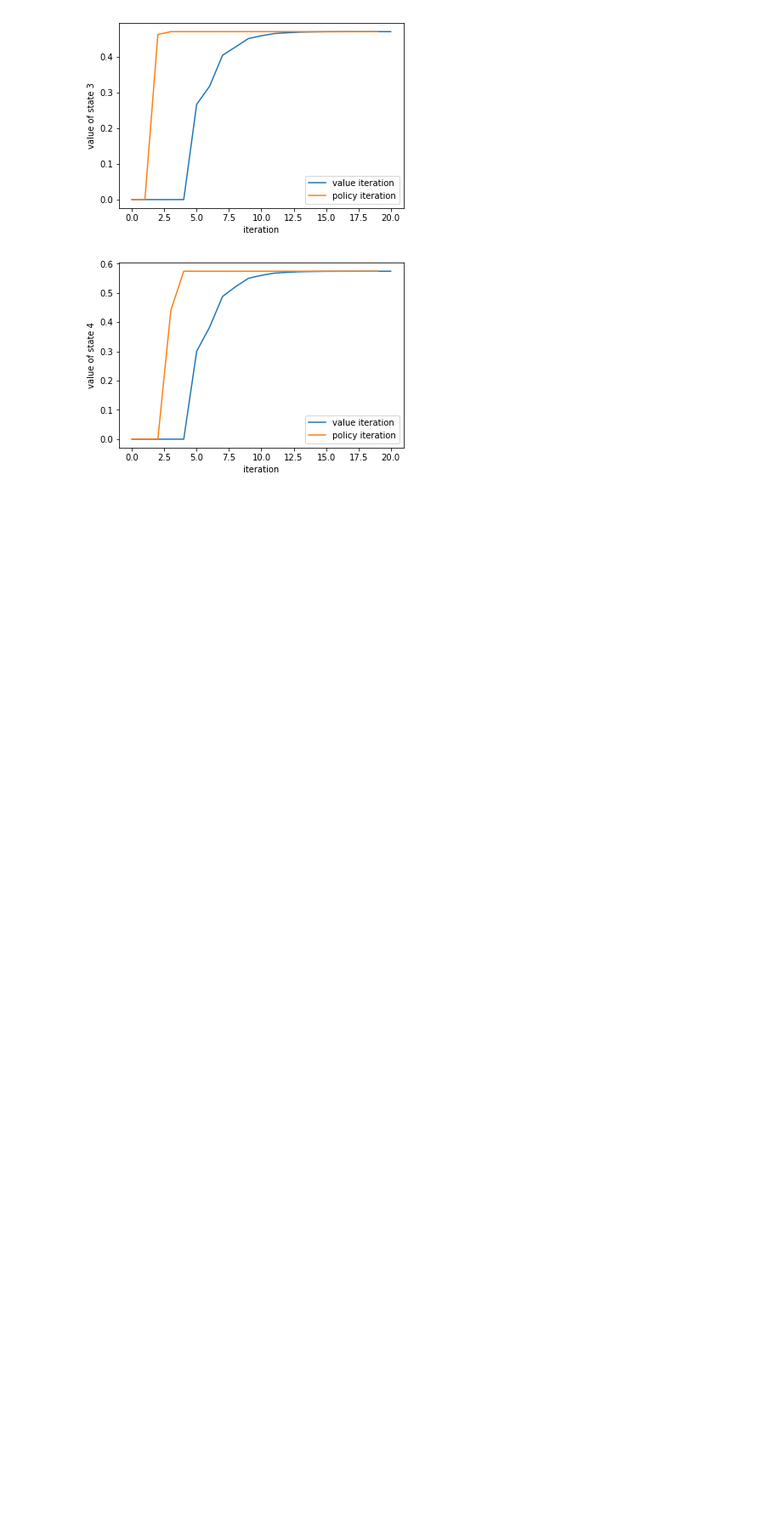
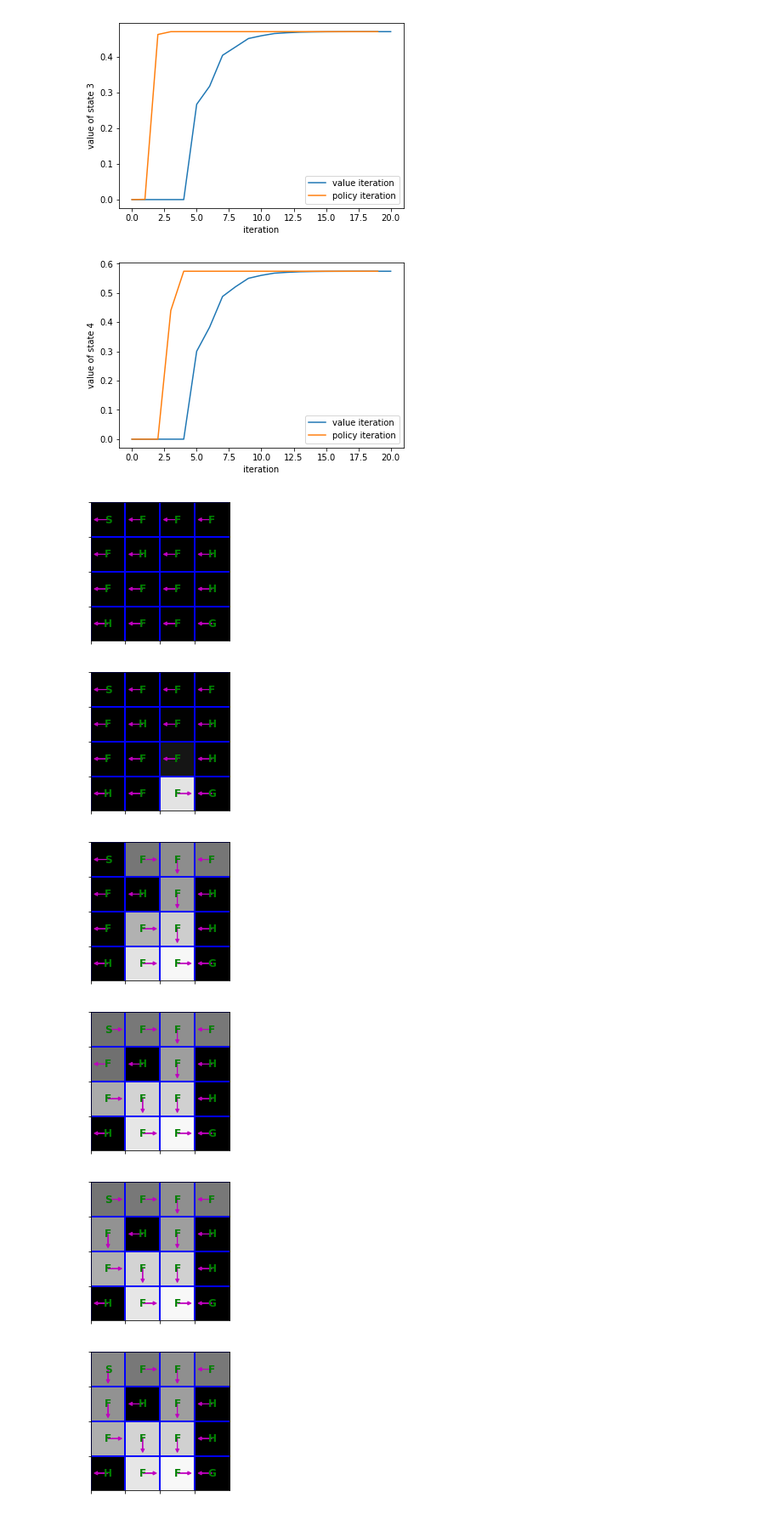
Before and after one commit to ChiuYeeLau/homework, a Jupyter notebook: hw2/HW2.ipynb, the cells around one changed output. Shown at 85% size. Cells and saved outputs as stored; diff of their text form; code cells hidden in the pictures; blank space fills up the shorter version.

```diff
--- a/hw2/HW2.ipynb
+++ b/hw2/HW2.ipynb
@@ -441,3 +441,31 @@ for s in range(5):
 [figure]
 [figure]
 [figure]
+# %%
+for (V, pi) in zip(Vs_PI[:10], pis_PI[:10]):
+    plt.figure(figsize=(3,3))
+    plt.imshow(V.reshape(4,4), cmap='gray', interpolation='none', clim=(0,1))
+    ax = plt.gca()
+    ax.set_xticks(np.arange(4)-.5)
+    ax.set_yticks(np.arange(4)-.5)
+    ax.set_xticklabels([])
+    ax.set_yticklabels([])
+    Y, X = np.mgrid[0:4, 0:4]
+    a2uv = {0: (-1, 0), 1:(0, -1), 2:(1,0), 3:(-1, 0)}
+    Pi = pi.reshape(4,4)
+    for y in range(4):
+        for x in range(4):
+            a = Pi[y, x]
+            u, v = a2uv[a]
+            plt.arrow(x, y,u*.3, -v*.3, color='m', head_width=0.1, head_length=0.1)
+            plt.text(x, y, str(env.desc[y,x].item().decode()),
+                     color='g', size=12,  verticalalignment='center',
+                     horizontalalignment='center', fontweight='bold')
+    plt.grid(color='b', lw=2, ls='-')
+# %% [output]
+[figure, added]
+[figure, added]
+[figure, added]
+[figure, added]
+[figure, added]
+[figure, added]
```
Also changed, not shown: parts of 1 cell of this notebook.
